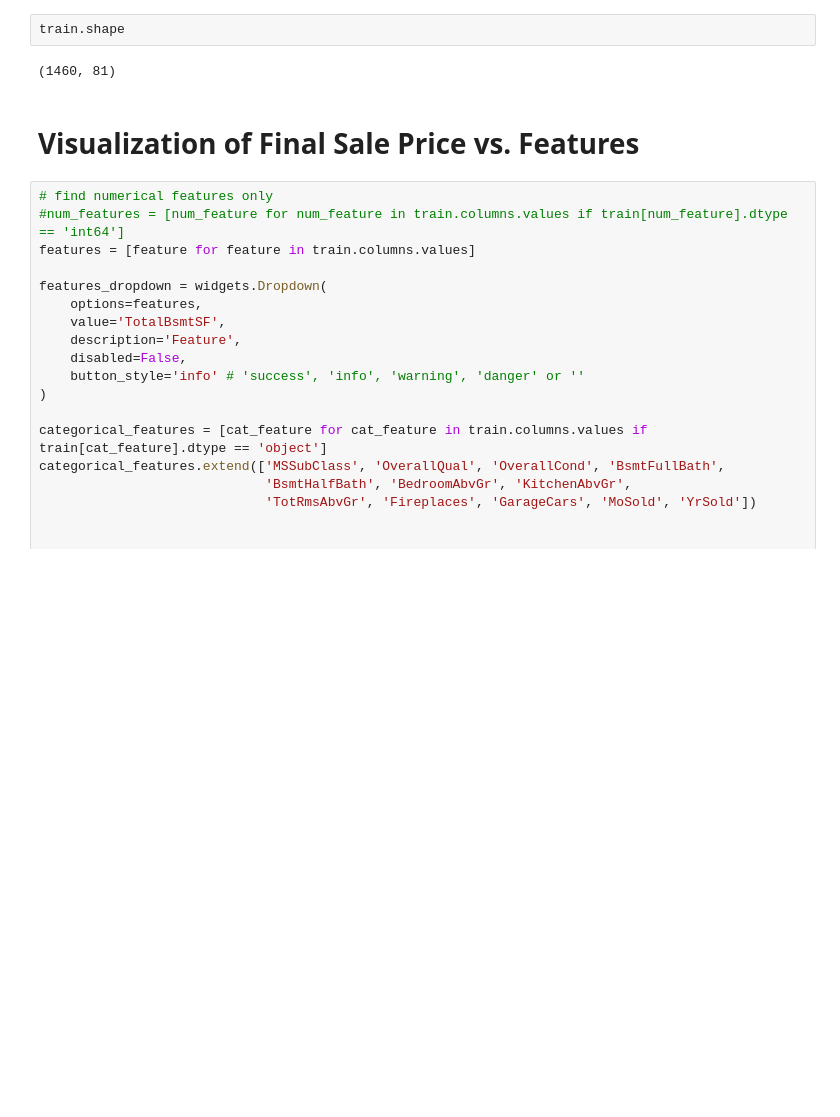
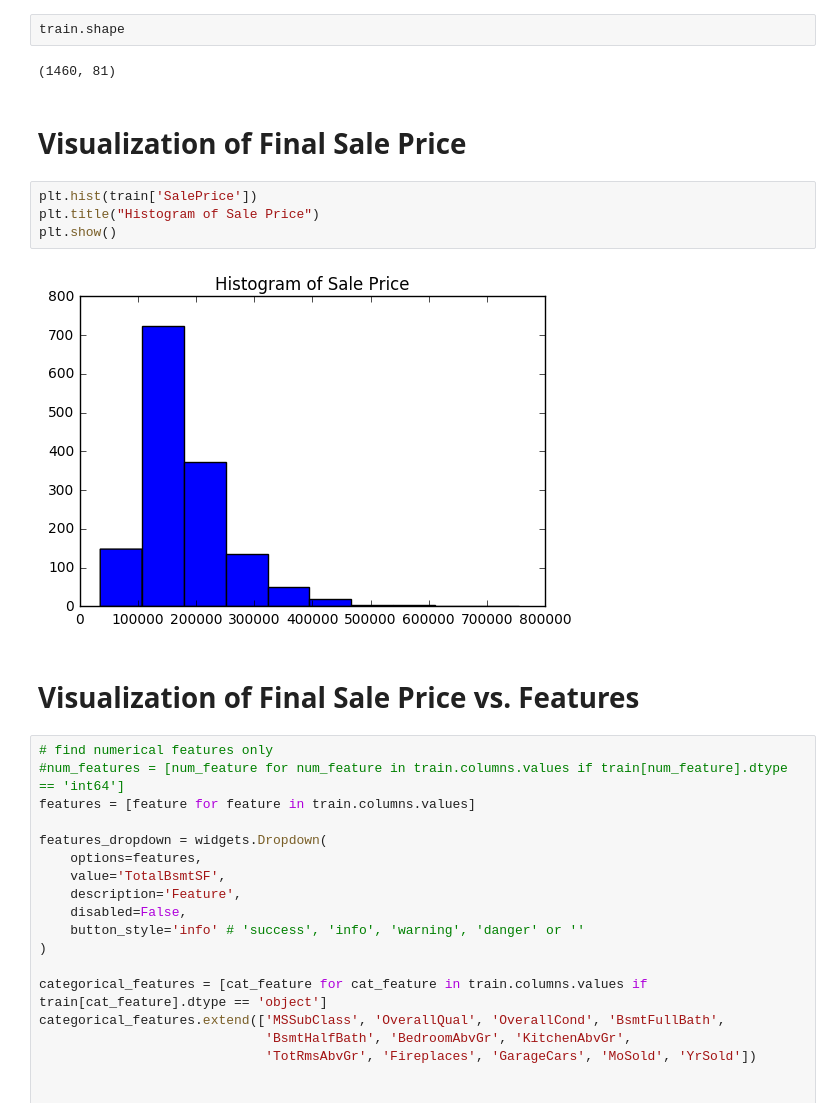
Before and after one commit to jmwaks/Real_Estate_Prices, a Jupyter notebook: Housing.ipynb, the cells around one changed output. Drawn from its saved outputs; the diff is of its cells as text; blank space fills up the shorter version.

Commit message:
exploring sale price

```diff
--- a/Housing.ipynb
+++ b/Housing.ipynb
@@ -34,6 +34,14 @@ train.describe()
 train.shape
 # %% [output]
 (1460, 81)
+# %% [markdown]
+# Visualization of Final Sale Price
+# %%
+plt.hist(train['SalePrice'])
+plt.title("Histogram of Sale Price")
+plt.show()
+# %% [output]
+[figure, added]
 # %% [markdown]
 # Visualization of Final Sale Price vs. Features
 # %%
```
Also changed, not shown: parts of 1 cell of this notebook.
